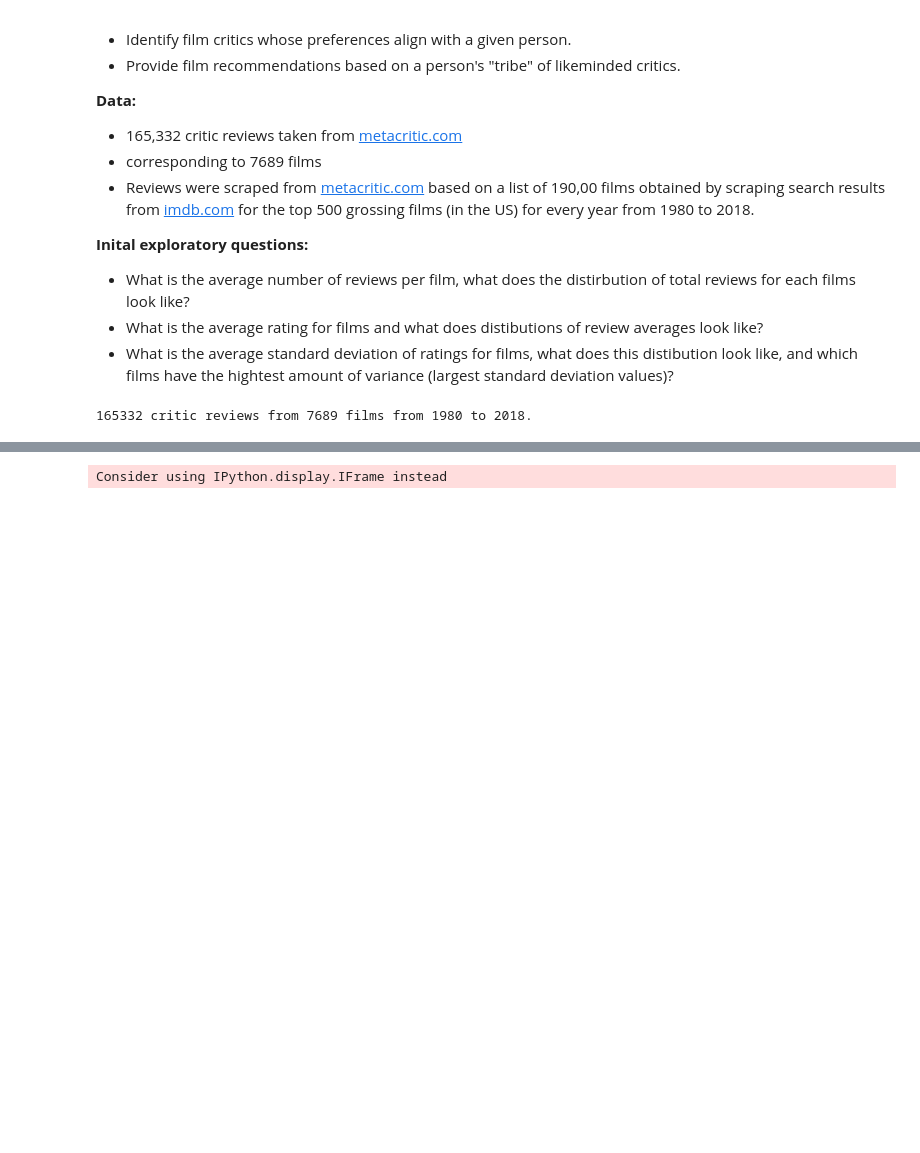
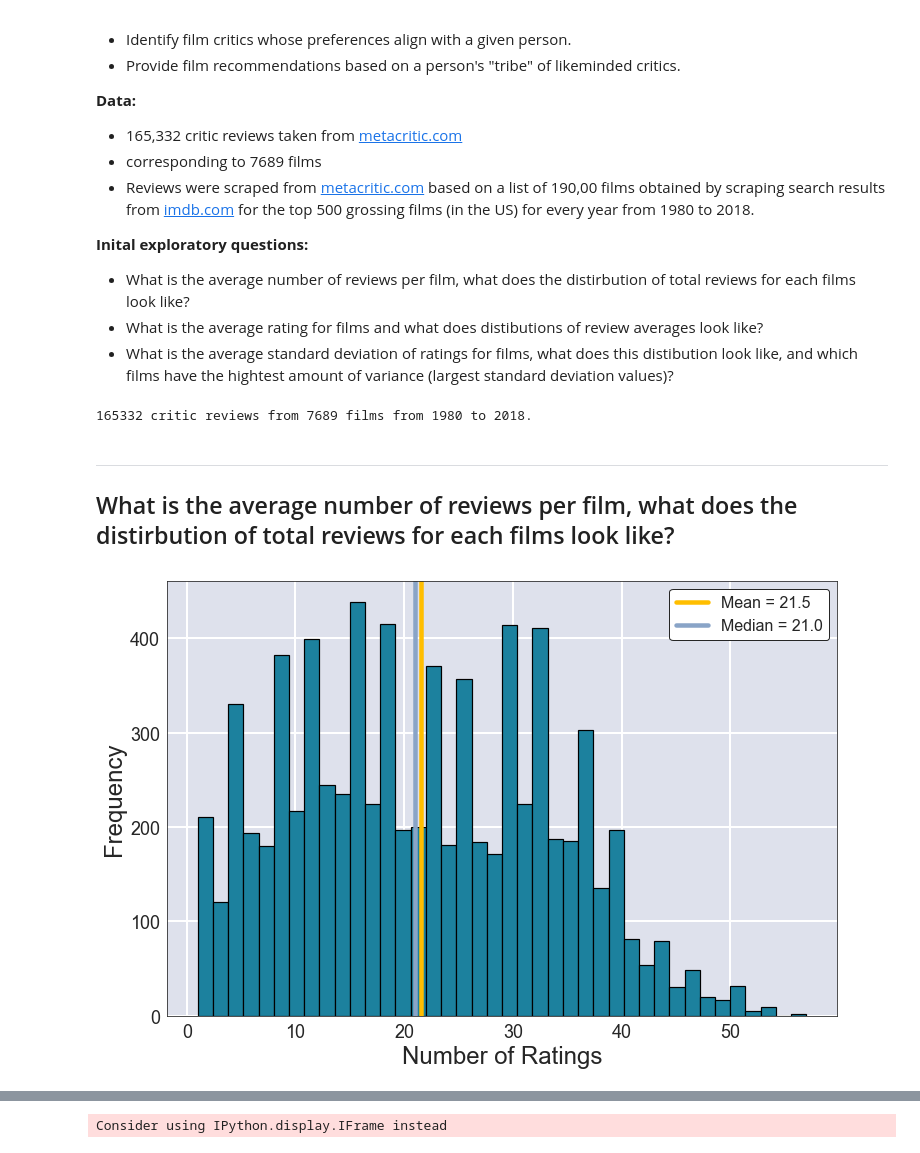
Before and after one commit to jmolds/widsom-of-the-tribe, a Jupyter notebook: descriptive-stats.ipynb, the cells around one changed output, grey strips where cells are left out. Cells and saved outputs as stored; diff of their text form; code cells hidden in the pictures; blank space fills up the shorter version.

```diff
--- a/descriptive-stats.ipynb
+++ b/descriptive-stats.ipynb
@@ -41,3 +42,38 @@ reviews = pd.read_sql_query("""
 print(str(len(reviews)) + " critic reviews from " + str(len(film_averages)) + " films from 1980 to 2018.")
 # %% [output]
 165332 critic reviews from 7689 films from 1980 to 2018.
+# %%
+import matplotlib.pylab as pylab
+params = {'legend.fontsize': '16',
+         'figure.figsize': (12, 8),
+         'axes.labelsize': '24',
+         'axes.titlesize': '26',
+         'xtick.labelsize':'18',
+         'ytick.labelsize':'18',
+         'grid.linewidth': 2,
+         'grid.color': 'white',
+         'axes.labelcolor': '.15',
+         'axes.edgecolor': '.15',
+         'axes.facecolor': '#dee1ec',
+         'legend.edgecolor': '0.15',
+         'legend.facecolor': 'white',
+         'legend.framealpha': 1,
+         }
+pylab.rcParams.update(params)
+#pylab.rcParams.keys()
+# %% [markdown]
+---
+## What is the average number of reviews per film, what does the distirbution of total reviews for each films look like?
+# %%
+#matplotlib.rcParams['figure.figsize'] = [10, 7]
+#matplotlib.rcParams['font.size']=18
+np.set_printoptions(precision=2)
+plt.hist(film_averages['count'], bins=40, color='#1c819e', edgecolor='black', linewidth=1.2)
+plt.xlabel('Number of Ratings')
+plt.ylabel('Frequency')
+plt.axvline(x=np.mean(film_averages['count']), color="#ffbe00", linewidth=4.5, label='Mean = {0:.1f}'.format(np.mean(film_averages['count'])))
+plt.axvline(x=np.median(film_averages['count']), color="#89a4c7", linewidth=4.5, label='Median = {0:.1f}'.format(np.median(film_averages['count'])))
+plt.legend()
+plt.show()
+# %% [output]
+[figure, added]
```
Also changed, not shown: parts of 8 cells of this notebook.
